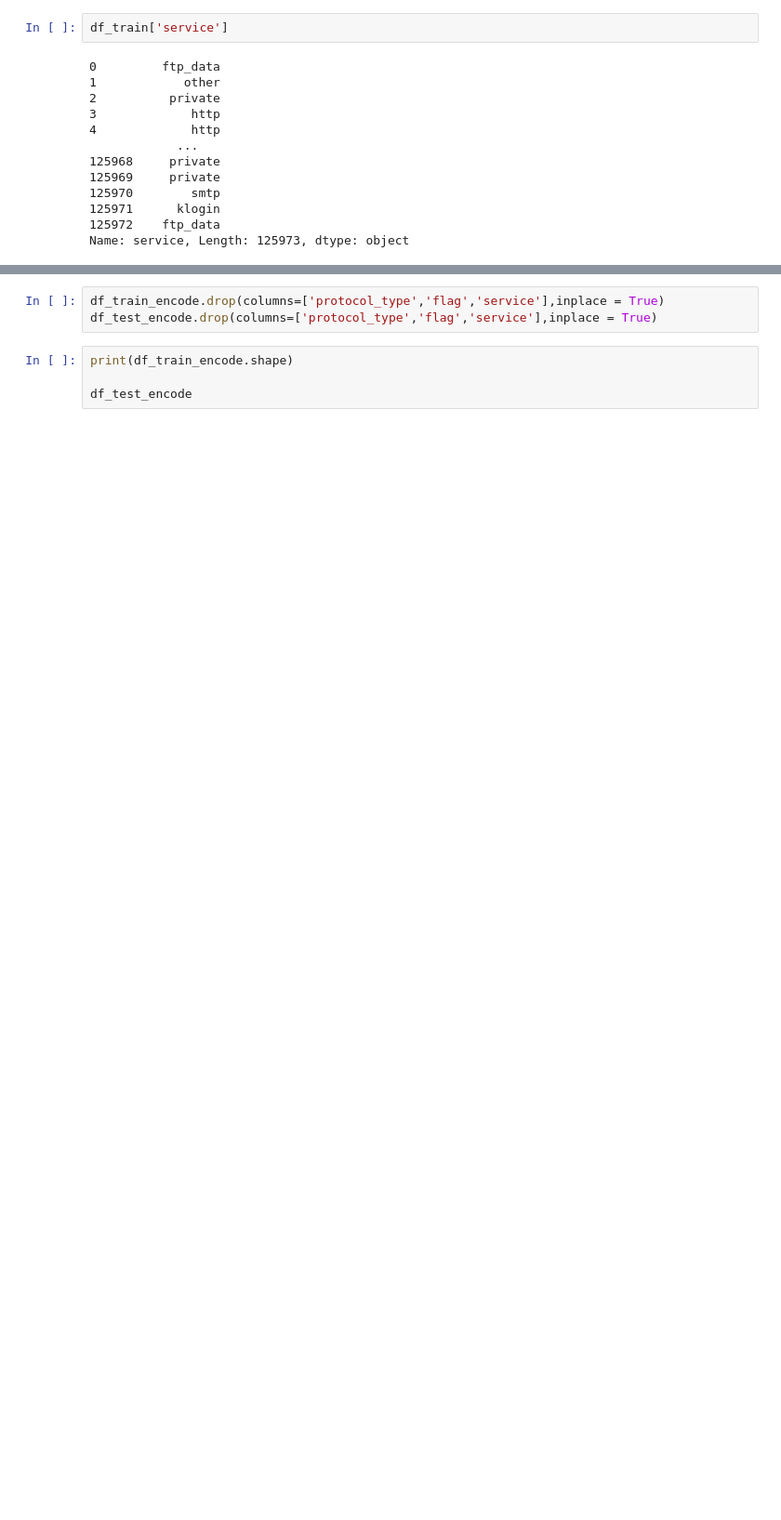
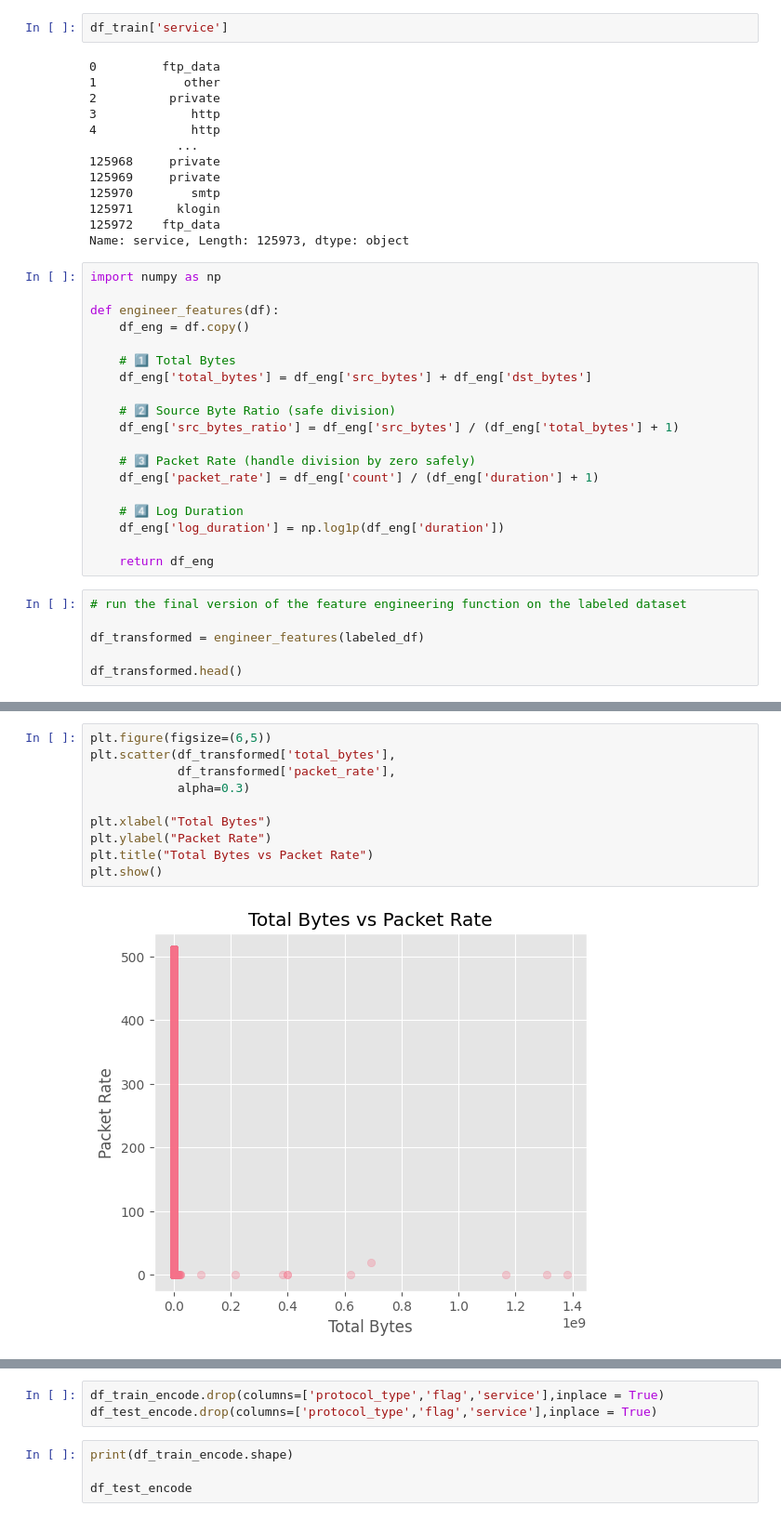
Before and after one commit to mailech/SentinelNet-AI-Powered-Network-Intrusion-Detection-System-, a Jupyter notebook: feature-engineering.ipynb, the cells around one changed output, grey strips where cells are left out. Shown at 93% size. Saved outputs shown, nothing was run; the diff lists cells and outputs as text; blank space fills up the shorter version.

```diff
--- a/feature-engineering.ipynb
+++ b/feature-engineering.ipynb
@@ -249,3 +339,28 @@ df_train['service']
 125971      klogin
 125972    ftp_data
 Name: service, Length: 125973, dtype: object
+# %%
+import numpy as np
+
+def engineer_features(df):
+    df_eng = df.copy()
+
+    # 1️⃣ Total Bytes
+    df_eng['total_bytes'] = df_eng['src_bytes'] + df_eng['dst_bytes']
+
+    # 2️⃣ Source Byte Ratio (safe division)
+    df_eng['src_bytes_ratio'] = df_eng['src_bytes'] / (df_eng['total_bytes'] + 1)
+
+    # 3️⃣ Packet Rate (handle division by zero safely)
+    df_eng['packet_rate'] = df_eng['count'] / (df_eng['duration'] + 1)
+
+    # 4️⃣ Log Duration
+    df_eng['log_duration'] = np.log1p(df_eng['duration'])
+
+    return df_eng
+# %%
+# run the final version of the feature engineering function on the labeled dataset
+
+df_transformed = engineer_features(labeled_df)
+
+df_transformed.head()
@@ -251,0 +387,12 @@ Name: service, Length: 125973, dtype: object
+# %%
+plt.figure(figsize=(6,5))
+plt.scatter(df_transformed['total_bytes'],
+            df_transformed['packet_rate'],
+            alpha=0.3)
+
+plt.xlabel("Total Bytes")
+plt.ylabel("Packet Rate")
+plt.title("Total Bytes vs Packet Rate")
+plt.show()
+# %% [output]
+[figure, added]
```
Also changed, not shown: parts of 29 cells of this notebook, 3 other files.
